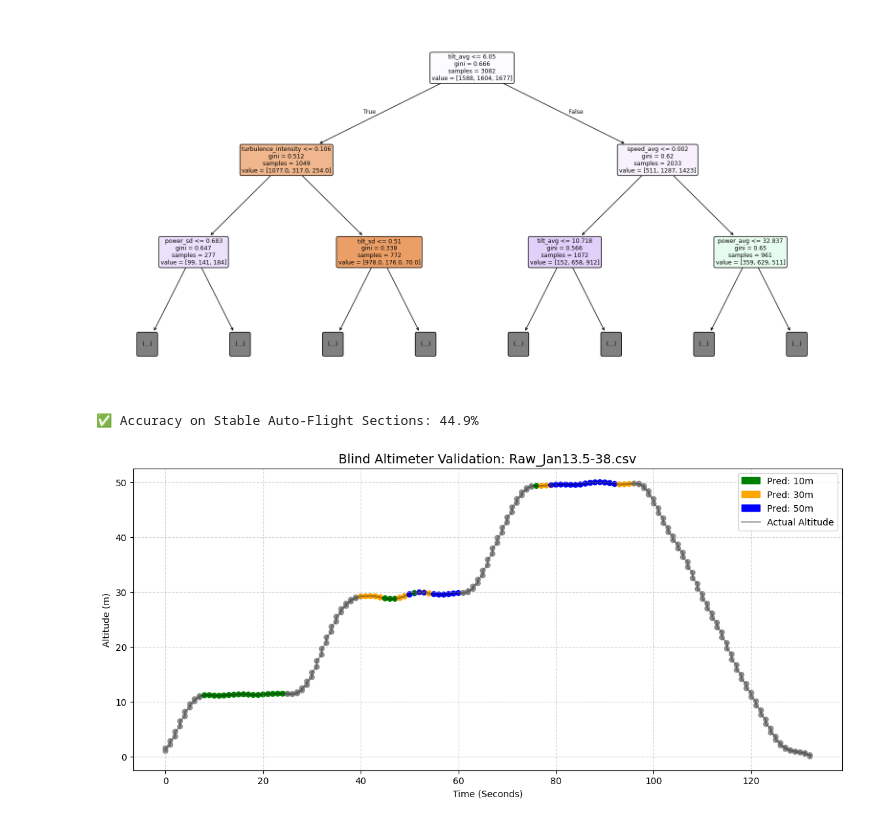
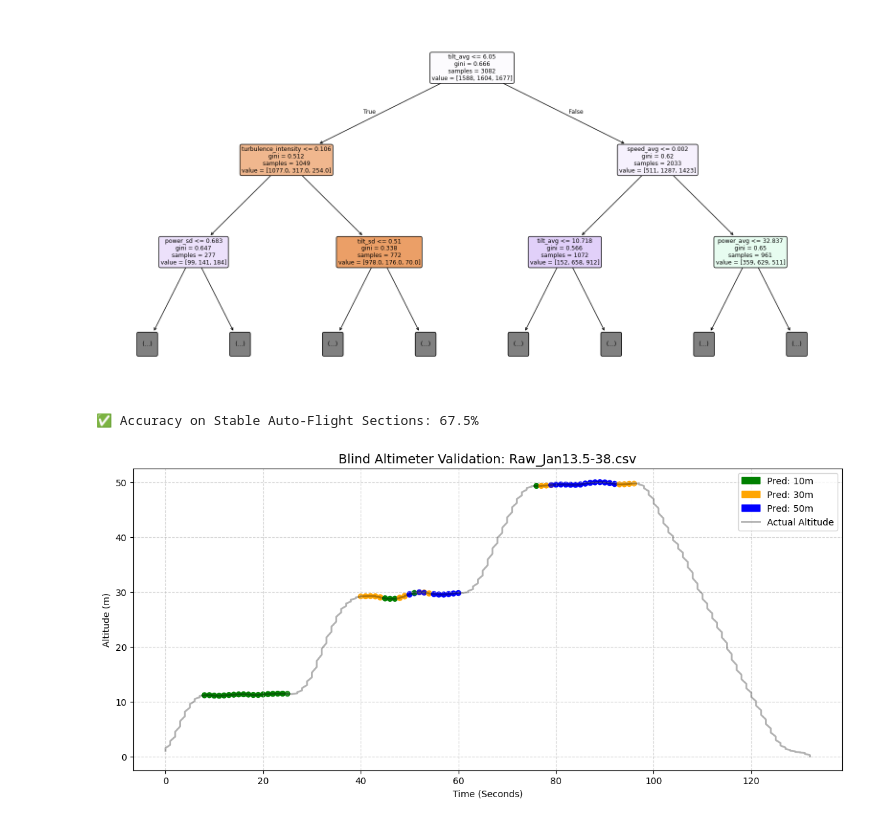
Before and after one commit to tanay-pant/Drone-Vertical-Wind-Profiling, a Jupyter notebook: BuildModels.ipynb, the cells around one changed output. Drawn from its saved outputs; the diff is of its cells as text; code cells hidden in the pictures.

Commit message:
visualization improved again and way more comments explaining my thought process and what the variables actually mean. will play around with using other logs and see how that helps. also, time to figure out what is going on with the 30m error variance

```diff
--- a/BuildModels.ipynb
+++ b/BuildModels.ipynb
@@ -78,7 +78,7 @@ def validate_model_on_log(filepath, model):
 
     # read the base file
     flight_df = pd.read_csv(filepath)
-    flight_df.columns = flight_df.columns.str.strip()
+    flight_df.columns = flight_df.columns.str.lstrip()
 
     # making the new columns the raw file doesn't have
     flight_df['tilt_magnitude'] = np.sqrt(flight_df['pitch(degrees)']**2 + flight_df['roll(degrees)']**2)
@@ -159,15 +159,17 @@ def validate_model_on_log(filepath, model):
 
     # If stable -> Use Model Prediction
     # If unstable -> Set to 0 (or a special code for "Transition")
-    validation_df['predicted_zone'] = np.where(validation_df['valid_for_prediction'], raw_predictions, 0)
+    validation_df['predicted_zone'] = np.where(validation_df['valid_for_prediction'], raw_predictions, np.nan)
 
     return validation_df
 
 # ============== END FUNCTION ================
+# now we run the function and do the real test
 
-# now we run the function and do the real test
 val_df = validate_model_on_log(TESTING_FILE_PATH, rf)
-valid_windows = val_df[val_df['true_zone'] != -1]
+
+valid_windows = val_df.dropna(subset=['predicted_zone'])
+valid_windows = valid_windows[valid_windows['true_zone'] != -1] # exists solely to calculate accuracy_score. must be valid for prediction AND be in the 10, 30, 50m range
 
 # getting accuracy and checking that a valid window exists
 if not valid_windows.empty:
@@ -181,40 +183,40 @@ plt.figure(figsize=(14, 6))
 
 # Convert timestamps to elapsed seconds
 times = pd.to_datetime(val_df['timestamp'])
 elapsed = (times - times.iloc[0]).dt.total_seconds() # new column of seconds elapsed since start
 val_df['elapsed_time'] = elapsed # save to df for easy grouping
 
-# If the jump in time is > 2 seconds (between not touching the throttle), it means the data gets cut there (for climbs and descents).
-gap_mask = val_df['elapsed_time'].diff() > 2.0
-val_df['segment_id'] = gap_mask.cumsum() # unique ID to each continuous segment
+# plot line that follows altitude throughout
+plt.plot(val_df['elapsed_time'], val_df['true_altitude_m'],
+         color='black', alpha=0.3, linewidth=2, label='True Altitude')
 
-# loop through each continuous chunk of auto-flight and plot it individually (so no ghost lines connecting disparate altitudes)
-for _, segment in val_df.groupby('segment_id'):
-    plt.plot(segment['elapsed_time'], segment['true_altitude_m'], color='black', alpha=0.3, linewidth=2)
+# filter for valid predictions
+scatter_data = val_df.dropna(subset=['predicted_zone']) # exists for the graph. only needs the data to be valid for prediction (in case drone is at 20m, it woul
 
 # plot predictions (the model)
 # Green=10m, Orange=30m, Blue=50m
 color_map = {10: 'green', 30: 'orange', 50: 'blue'}
-pred_colors = [color_map.get(p, 'gray') for p in val_df['predicted_zone']]
+pred_colors = [color_map.get(p, 'gray') for p in scatter_data['predicted_zone']]
 
-plt.scatter(elapsed, val_df['true_altitude_m'], c=pred_colors, s=30, alpha=0.8, label='Model Prediction')
+plt.scatter(scatter_data['elapsed_time'], scatter_data['true_altitude_m'],
+            c=pred_colors, s=30, alpha=0.8, label='Model Prediction')
 
 # titles, labels, all that jazz
 plt.title(f"Blind Altimeter Validation: {''.join(TESTING_FILE_PATH.split('/')[1:])}", fontsize=14)
 plt.xlabel("Time (Seconds)")
 plt.ylabel("Altitude (m)")
 plt.grid(True, linestyle='--', alpha=0.5)
 
 # custom Legend
 patches = [
     mpatches.Patch(color='green', label='Pred: 10m'),
     mpatches.Patch(color='orange', label='Pred: 30m'),
     mpatches.Patch(color='blue', label='Pred: 50m'),
     Line2D([0], [0], color='black', alpha=0.3, lw=2, label='Actual Altitude')
 ]
 plt.legend(handles=patches, loc='best')
 
 plt.show()
 # %% [output]
-✅ Accuracy on Stable Auto-Flight Sections: 44.9%
+✅ Accuracy on Stable Auto-Flight Sections: 67.5%
-[figure, old version]
+[figure, new version]
```
